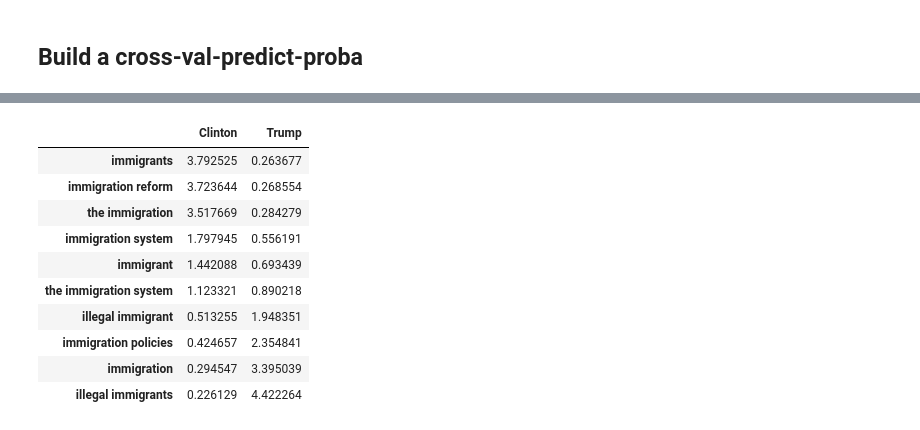
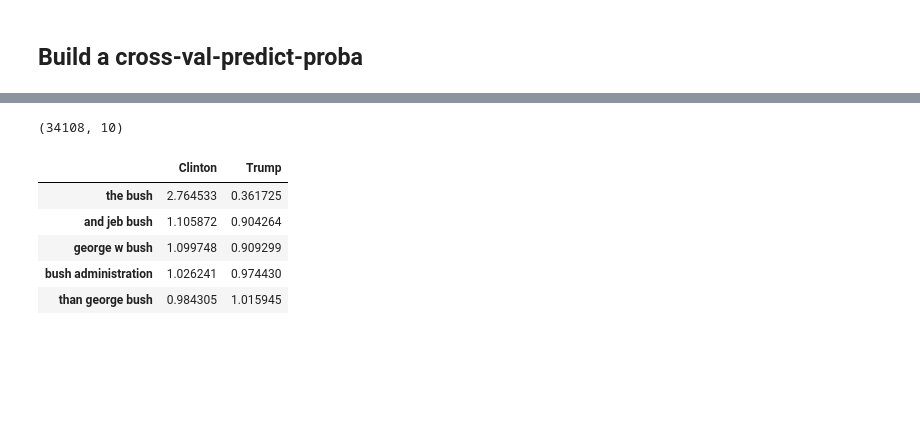
Before and after one commit to JesseGalef/TrumpiestSentences, a Jupyter notebook: Transcript modeling notebook.ipynb, the cells around one changed output, grey strips where cells are left out. Saved outputs shown, nothing was run; the diff lists cells and outputs as text; code cells hidden in the pictures; blank space fills up the shorter version.

```diff
--- a/Transcript modeling notebook.ipynb
+++ b/Transcript modeling notebook.ipynb
@@ -870,18 +887,17 @@ Name: illegal immigrants, dtype: float64
+# %%
+cv_result.shape
+# %% [output]
+(34108, 10)
 # %%
-word = 'immig'
+word = 'bush'
 # word_in_term = [word in re.findall(regex_token_pattern,term) for term in average_coef.index]
 word_in_term = [word in term for term in average_coef.index]
 
 average_coef[word_in_term]
 # %% [output]
 |  | Clinton | Trump |
-| immigrants | 3.792525 | 0.263677 |
-| immigration reform | 3.723644 | 0.268554 |
-| the immigration | 3.517669 | 0.284279 |
-| immigration system | 1.797945 | 0.556191 |
-| immigrant | 1.442088 | 0.693439 |
-| the immigration system | 1.123321 | 0.890218 |
-| illegal immigrant | 0.513255 | 1.948351 |
-| immigration policies | 0.424657 | 2.354841 |
-| immigration | 0.294547 | 3.395039 |
-| illegal immigrants | 0.226129 | 4.422264 |
+| the bush | 2.764533 | 0.361725 |
+| and jeb bush | 1.105872 | 0.904264 |
+| george w bush | 1.099748 | 0.909299 |
+| bush administration | 1.026241 | 0.974430 |
+| than george bush | 0.984305 | 1.015945 |
```
Also changed, not shown: parts of 51 cells of this notebook, 14 other files.
